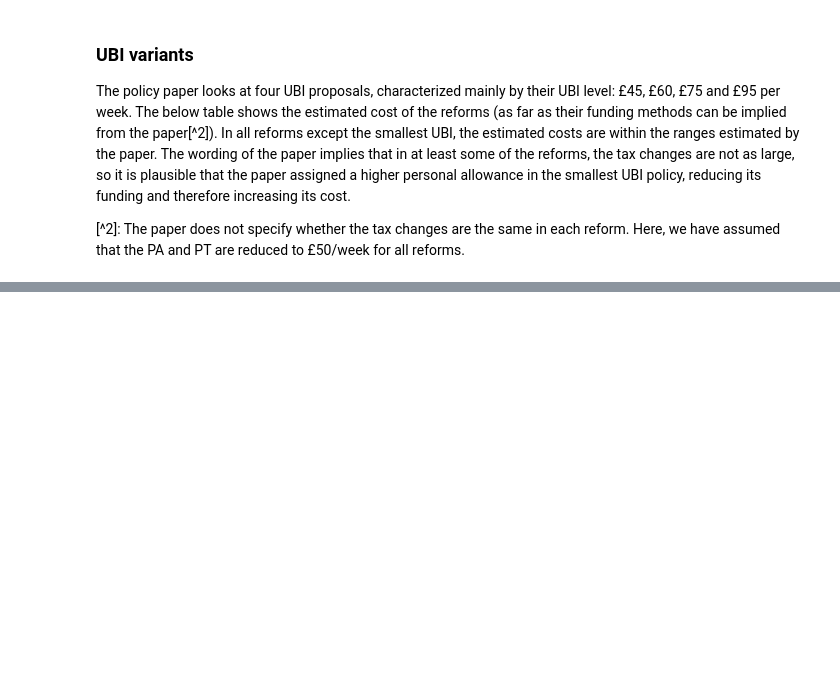
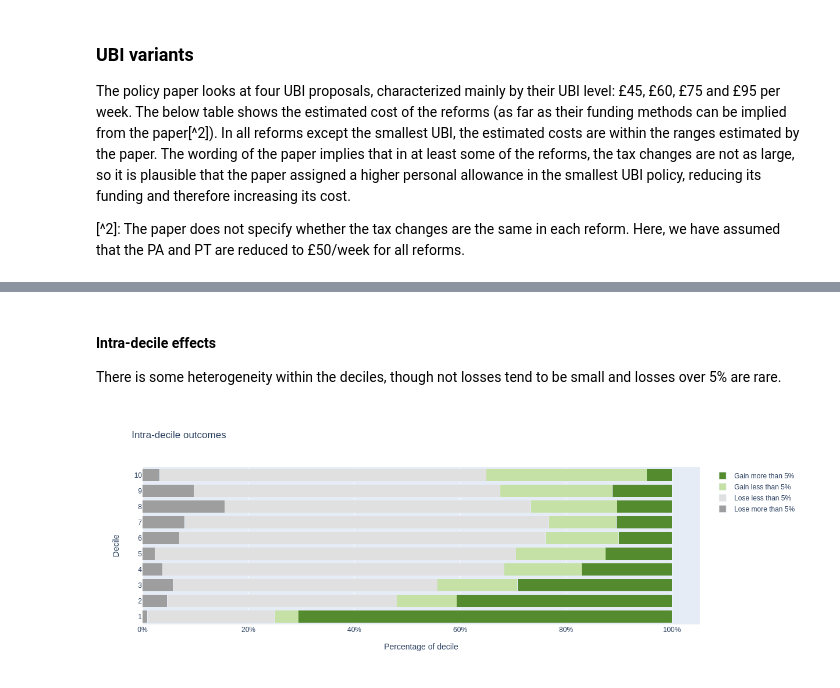
Before and after one commit to nikhilwoodruff/libdem-ubi-analysis, a Jupyter notebook: analysis.ipynb, the cells around one changed output, grey strips where cells are left out. Saved outputs shown, nothing was run; the diff lists cells and outputs as text; code cells hidden in the pictures; blank space fills up the shorter version.

```diff
--- a/analysis.ipynb
+++ b/analysis.ipynb
@@ -96,0 +101,11 @@ format_fig(fig.update_layout(title="Gains by income decile", xaxis_title="Equiva
+# %% [markdown]
+#### Intra-decile effects
+
+There is some heterogeneity within the deciles, though not losses tend to be small and losses over 5% are rare.
+# %%
+from charts import intra_decile_graph
+
+budget_neutral_sim = Microsimulation((WA_adult_UBI(39 * 52), funding))
+intra_decile_graph(baseline, budget_neutral_sim)
+# %% [output]
+[figure, added]
```
Also changed, not shown: parts of 4 cells of this notebook, 2 other files.
